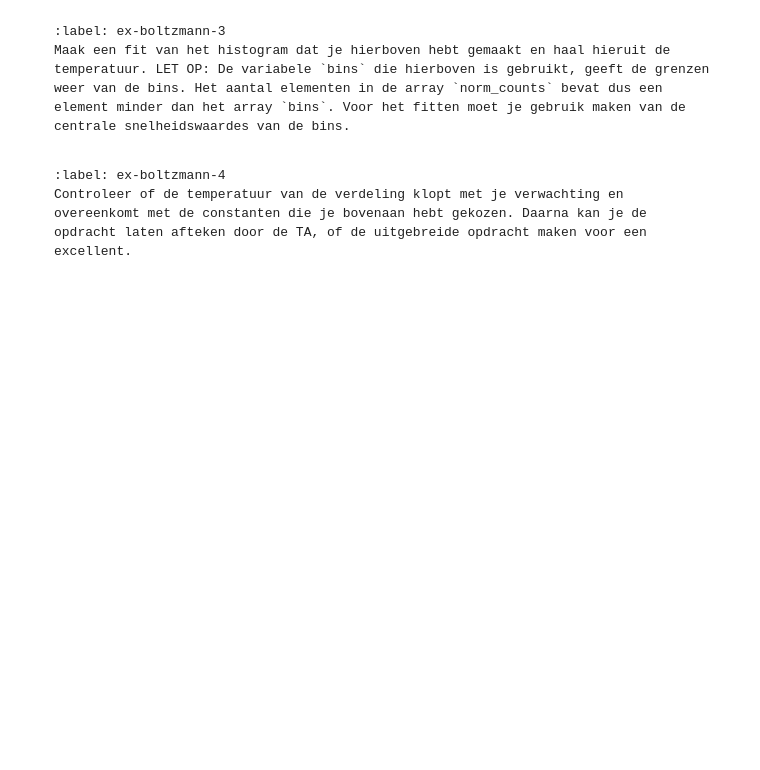
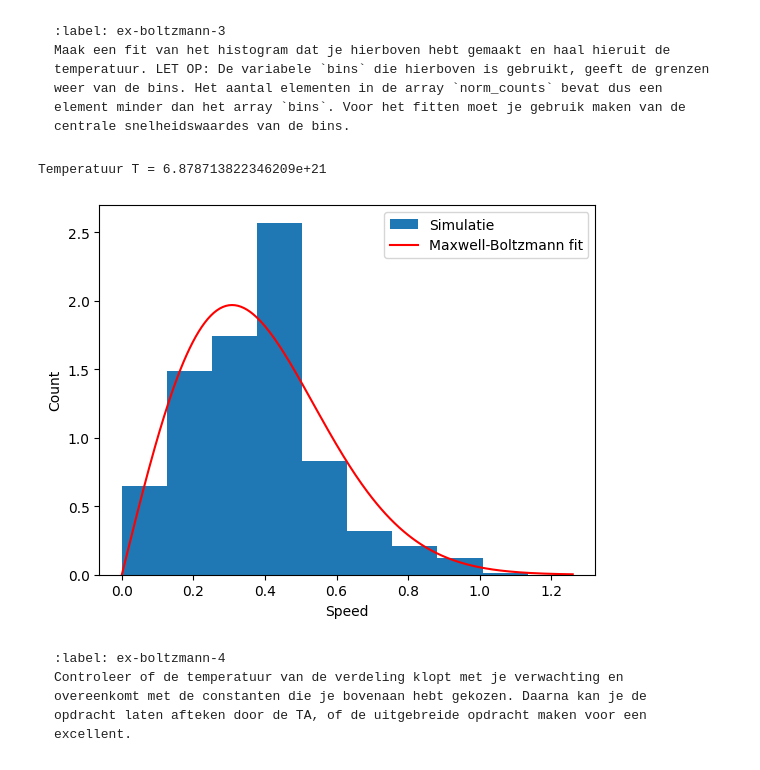
Before and after one commit to Roosmarijnkos/104, a Jupyter notebook: Content/PySim/6_boltzmann.ipynb, the cells around one changed output. Drawn from its saved outputs; the diff is of its cells as text; code cells hidden in the pictures; blank space fills up the shorter version.

Commit message:
boltzmann is af!!!

````diff
--- a/Content/PySim/6_boltzmann.ipynb
+++ b/Content/PySim/6_boltzmann.ipynb
@@ -315,6 +353,46 @@ Maak een fit van het histogram dat je hierboven hebt gemaakt en haal hieruit de
 ```
 # %%
 #your code/answer
+bin_centers = []
+
+for i in range(len(bins) - 1):
+    center = 0.5 * (bins[i] + bins[i+1])
+    bin_centers.append(center)
+
+bin_centers = np.array(bin_centers)
+
+m=1.0
+k=1.38*10**-23 #constante van boltzmann J/K
+def maxwell_2D(v, T):
+    return (m * v / (k * T)) * np.exp(-m * v**2 / (2 * k * T))
+
+from scipy.optimize import curve_fit
+
+popt, pcov = curve_fit(
+    maxwell_2D,
+    bin_centers,
+    norm_counts,
+    p0=[1e22],
+    bounds=(0, np.inf)
+)
+
+T_fit = popt[0]
+
+print("Temperatuur T =", T_fit)
+
+v_fit = np.linspace(0, 3 * V_0, 300)
+f_fit = maxwell_2D(v_fit, T_fit)
+
+plt.figure()
+plt.stairs(norm_counts, bins, fill=True, label="Simulatie")
+plt.plot(v_fit, f_fit, 'r-', label="Maxwell-Boltzmann fit")
+plt.xlabel("Speed")
+plt.ylabel("Count")
+plt.legend()
+plt.show()
+# %% [output]
+Temperatuur T = 6.878713822346209e+21
+[figure, added]
 # %% [markdown]
 ```{exercise}
 :label: ex-boltzmann-4
````
Also changed, not shown: parts of 4 cells of this notebook.
